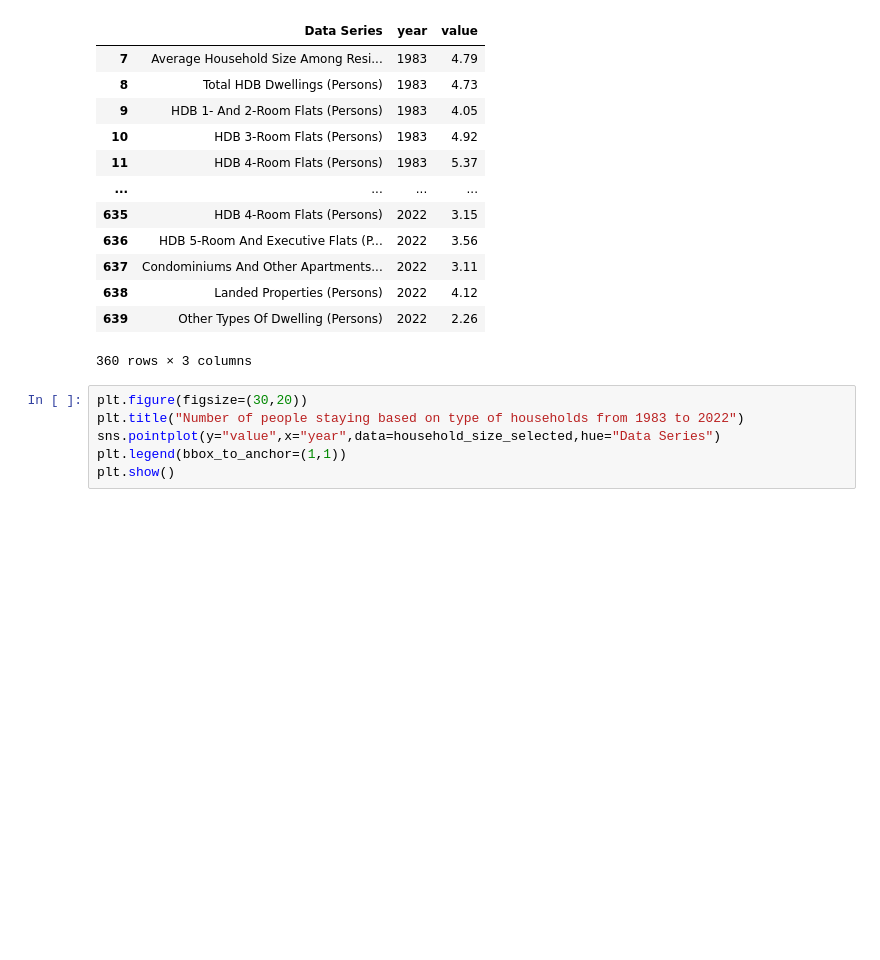
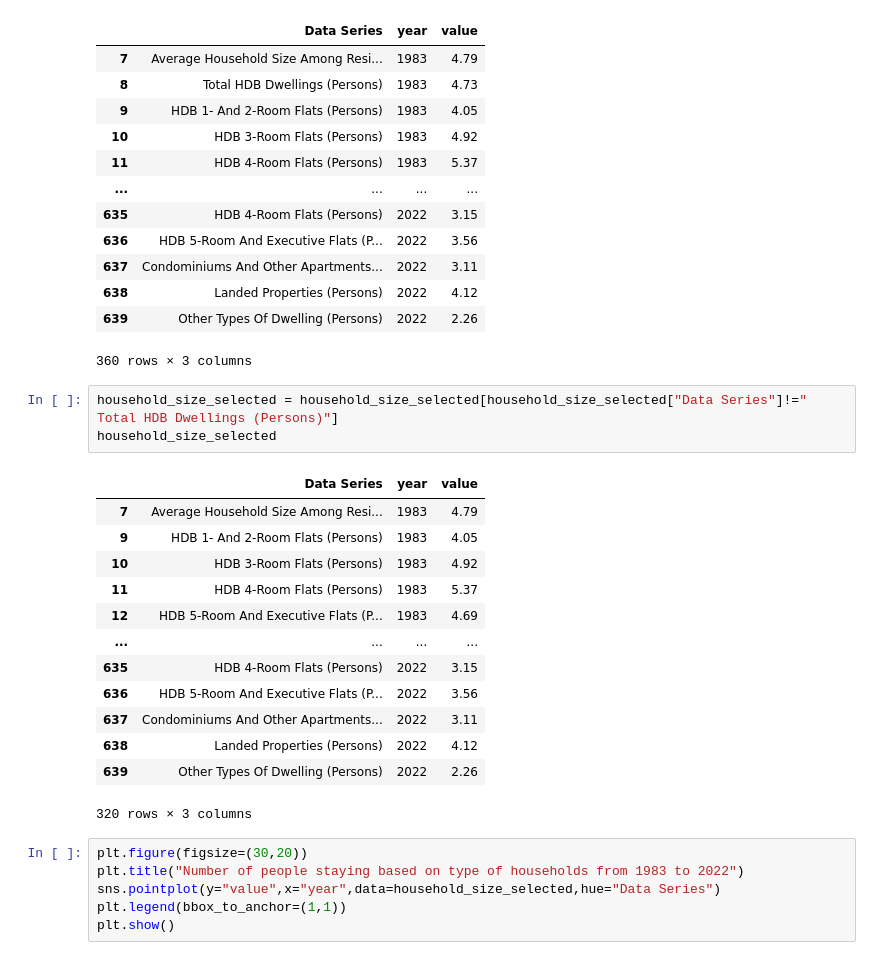
Before and after one commit to tyxin/Housing_NuSpace, a Jupyter notebook: Data Processing.ipynb, the cells around one changed output. Drawn from its saved outputs; the diff is of its cells as text; blank space fills up the shorter version.

```diff
--- a/Data Processing.ipynb
+++ b/Data Processing.ipynb
@@ -265,6 +265,23 @@ household_size_selected
 | 638 | Landed Properties (Persons) | 2022 | 4.12 |
 | 639 | Other Types Of Dwelling (Persons) | 2022 | 2.26 |
 360 rows × 3 columns
+# %%
+household_size_selected = household_size_selected[household_size_selected["Data Series"]!="  Total HDB Dwellings (Persons)"]
+household_size_selected
+# %% [output]
+|  | Data Series | year | value |
+| 7 | Average Household Size Among Resi... | 1983 | 4.79 |
+| 9 | HDB 1- And 2-Room Flats (Persons) | 1983 | 4.05 |
+| 10 | HDB 3-Room Flats (Persons) | 1983 | 4.92 |
+| 11 | HDB 4-Room Flats (Persons) | 1983 | 5.37 |
+| 12 | HDB 5-Room And Executive Flats (P... | 1983 | 4.69 |
+| ... | ... | ... | ... |
+| 635 | HDB 4-Room Flats (Persons) | 2022 | 3.15 |
+| 636 | HDB 5-Room And Executive Flats (P... | 2022 | 3.56 |
+| 637 | Condominiums And Other Apartments... | 2022 | 3.11 |
+| 638 | Landed Properties (Persons) | 2022 | 4.12 |
+| 639 | Other Types Of Dwelling (Persons) | 2022 | 2.26 |
+320 rows × 3 columns
 # %%
 plt.figure(figsize=(30,20))
 plt.title("Number of people staying based on type of households from 1983 to 2022")
```
Also changed, not shown: parts of 1 cell of this notebook, 2 other files.
